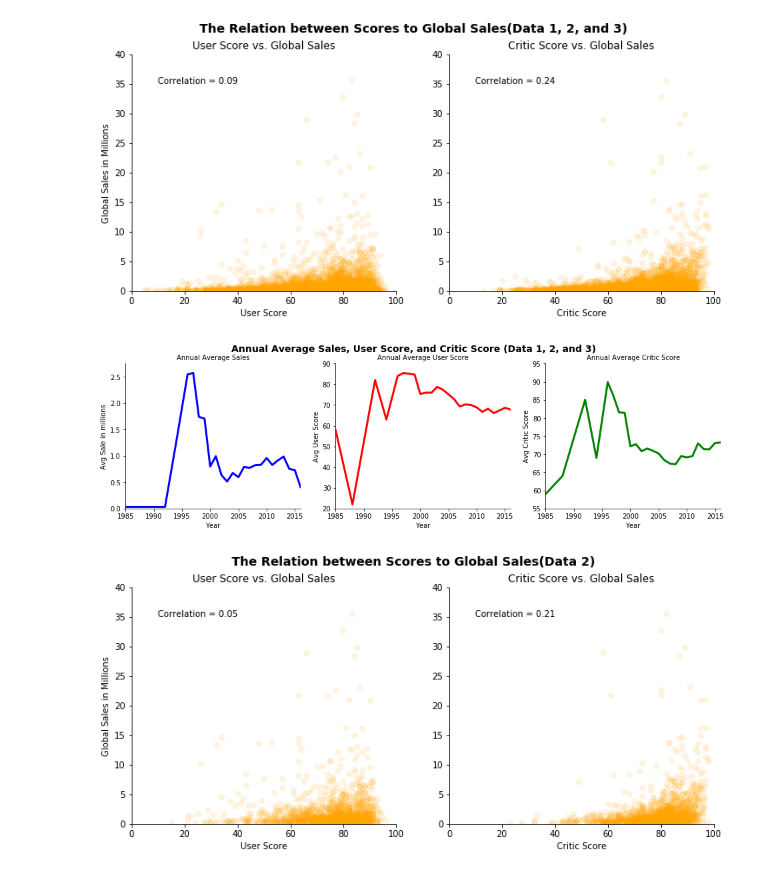
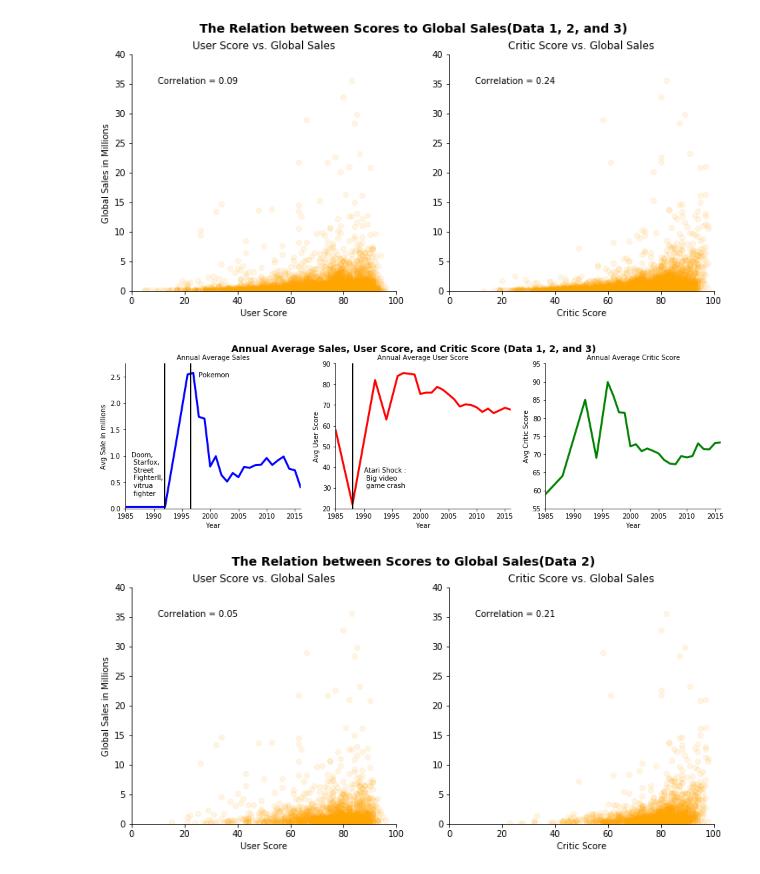
Before and after one commit to mell0611/data_science_project, a Jupyter notebook: data_analysis.ipynb, the cells around one changed output. Saved outputs shown, nothing was run; the diff lists cells and outputs as text; code cells hidden in the pictures.

Commit message:
Added vertical lines to graph

```diff
--- a/data_analysis.ipynb
+++ b/data_analysis.ipynb
@@ -215,34 +215,50 @@ fig.suptitle("Annual Average Sales, User Score, and Critic Score (Data 1, 2, and
 ax[0].set_title("Annual Average Sales", fontsize = 10)
 ax[1].set_title("Annual Average User Score", fontsize = 10)
 ax[2].set_title("Annual Average Critic Score", fontsize = 10)
 
 count = 0
 name_list = ['sale','user_score','critic_score']
 
 annual_mean_combo.sale.plot(ax = ax[0], color = 'b', linewidth = 3.0)
 annual_mean_combo.user_score.plot(ax = ax[1], color = 'r', linewidth = 3.0)
 annual_mean_combo.critic_score.plot(ax = ax[2], color = 'g', linewidth = 3.0)
 for var in ax:
     var.spines["right"].set_visible(False)
     var.spines["top"].set_visible(False)
 
     var.set_xlabel('Year')
     var.set_xlim(1985,2016)
 
     if count == 0 :
         var.set_ylabel('Avg Sale in millions')
         var.set_ylim(0,2.75)
     elif count == 1:
         var.set_ylabel('Avg User Score')
         var.set_ylim(20,90)
     else:
         var.set_ylabel('Avg Critic Score')
         var.set_ylim(55,95)
     count+=1
+ax[0].axvline(x=1992, color='k', linestyle='-', linewidth=2)
 
+message = "Doom, \n Starfox, \n Street \n FighterII, \n vitrua \n fighter " # Create the message, convert the number to a string,
+                                                  # then add it
+ax[0].text(1986, 0.25, message, horizontalalignment='left') # then alling everything on the
+
+ax[0].axvline(x=1996.5, color='k', linestyle='-', linewidth=2)
+
+message = "Pokemon" # Create the message, convert the number to a string,
+                                                  # then add it
+ax[0].text(1998, 2.5, message, horizontalalignment='left') # then alling everything on the
+
+ax[1].axvline(x=1988, color='k', linestyle='-', linewidth=2)
+
+message = "Atari Shock : \n Big video \n game crash " # Create the message, convert the number to a string,
+                                                  # then add it
+ax[1].text(1990, 30, message, horizontalalignment='left') # then alling everything on the
 plt.show()
 # %% [output]
-[figure, old version]
+[figure, new version]
 # %%
 # low correlation  --> got only data2
 data2 = pd.read_csv("dataset/data2_modified.csv")
```
Also changed, not shown: parts of 2 cells of this notebook.
